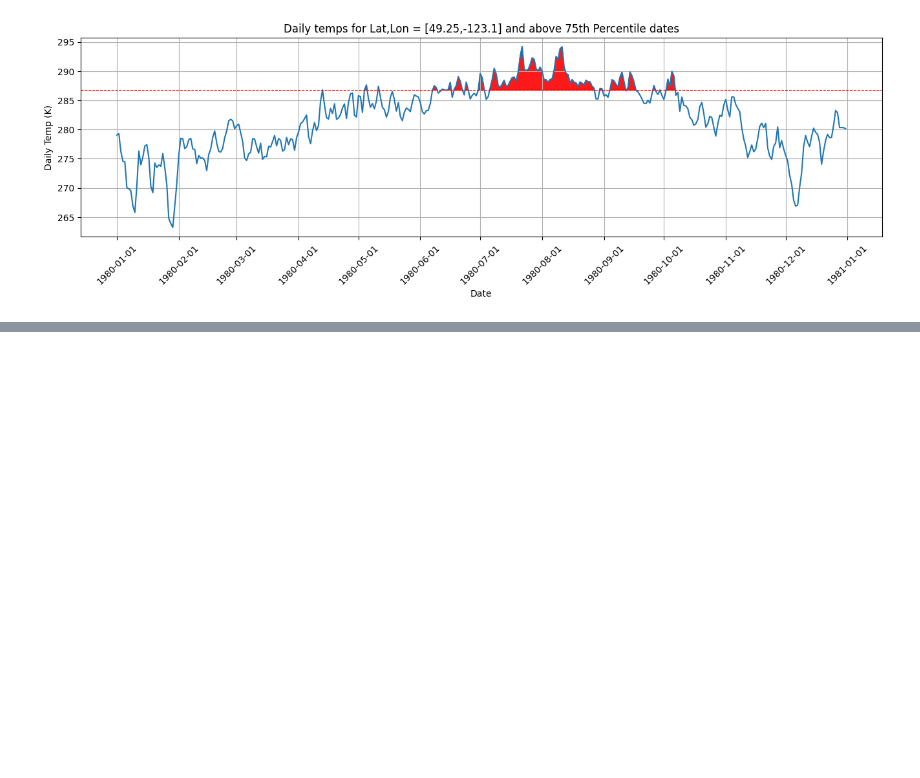
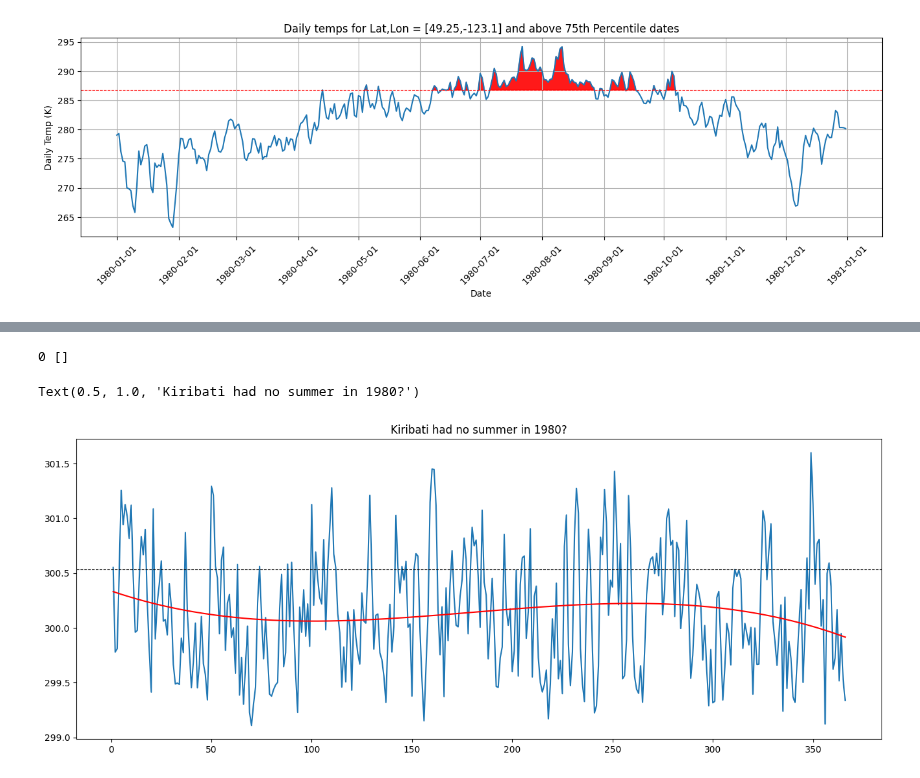
Before and after one commit to tedscott/HeatWaves, a Jupyter notebook: OneYearTestERA5-summer.ipynb, the cells around one changed output, grey strips where cells are left out. Drawn from its saved outputs; the diff is of its cells as text; code cells hidden in the pictures; blank space fills up the shorter version.

```diff
--- a/OneYearTestERA5-summer.ipynb
+++ b/OneYearTestERA5-summer.ipynb
@@ -203,0 +363,37 @@ Text(0, 0.5, 'Daily Temp (K)')
+# %%
+### test with Kiribati
+input_lat = 1.0 + 28.0/60.0
+input_lon = 173.0 + 2.0/60.0
+input_thresh = c_75.sel(lat=input_lat,lon=input_lon, method="nearest")
+input_temps = ds.t2m.sel(lat=input_lat,lon=input_lon, method="nearest") # Vancouver is 49.246292, -123.116226
+
+#start_day, last_day, summer_length = SummerStats(input_temps, input_thresh, True)
+x1 = input_temps.time.dt.dayofyear.values
+y1 = input_temps.values
+
+#print(x1, y1)
+# polynomial fit, degree 3 as in Wang et al 2021
+coefs = np.polyfit(x1, y1, 3)
+poly = np.poly1d(coefs)
+
+## *** TO-DO *** x_values needs to deal with leap years if not already handled
+x_values = np.linspace(min(x1), max(x1), 366) # create some x values for plotting polynomial fit
+
+# use fit to get stats
+summer_length = np.count_nonzero(poly(x_values) >= input_thresh.values)
+summer_days = np.where(poly(x_values) >= input_thresh.values)[0]
+
+print(summer_length, summer_days)
+#first_day = x_values[min(summer_days)]
+#last_day = x_values[max(summer_days)]
+# %% [output]
+0 []
+# %%
+plt.figure(figsize=(16,6))
+plt.plot(x1,y1, label='daily mean T2m')
+plt.plot(x_values, poly(x_values), label='fitted degree 3 polynomial', color='red')
+plt.axhline(input_thresh.values, color="black", linewidth=0.8, linestyle="dashed")
+plt.title("Kiribati had no summer in 1980?")
+# %% [output]
+Text(0.5, 1.0, 'Kiribati had no summer in 1980?')
+[figure, added]
```
Also changed, not shown: parts of 17 cells of this notebook, 2 other files.
